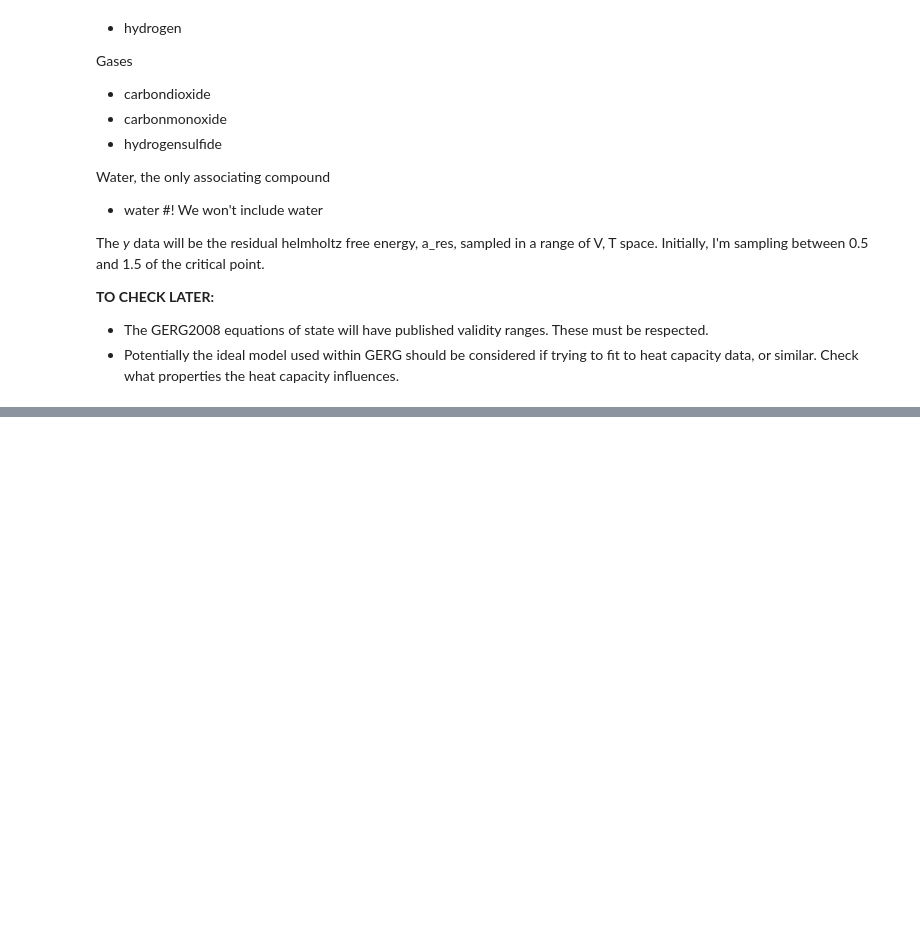
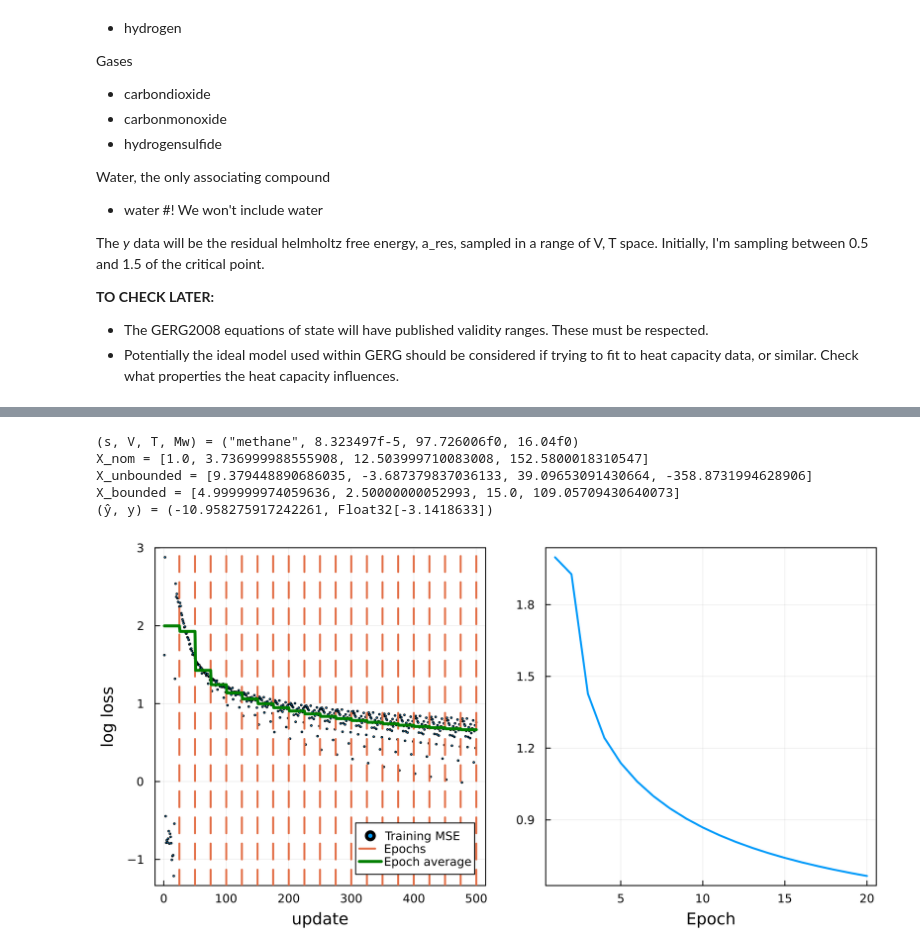
Before and after one commit to lucpaoli/SAFT_ML, a Jupyter notebook: 2_simple_nn.ipynb, the cells around one changed output, grey strips where cells are left out. Saved outputs shown, nothing was run; the diff lists cells and outputs as text; code cells hidden in the pictures; blank space fills up the shorter version.

Commit message:
Model training on just methane

```diff
--- a/2_simple_nn.ipynb
+++ b/2_simple_nn.ipynb
@@ -444,0 +572,45 @@ plot(1:epochs, loss_vec, xlabel="Epoch", ylabel="Loss", label="Training MSE", lw
+# %%
+n = 1
+fp, V, T, s = X_data[n]
+y = Y_data[n]
+Mw = Mw_dict[s]
+
+Tp = Float64
+
+X_nom = Vector{Tp}(nominal_X[s])
+X_unbounded = Vector{Tp}(unbounded_model(fp))
+X_bounded = Vector{Tp}(bounded_model(fp, X_nom))
+ŷ = differentiable_saft(X_bounded, V, T, Mw)
+
+@show s, V, T, Mw
+@show X_nom
+@show X_unbounded
+@show X_bounded
+@show ŷ, y
+
+nothing
+# %% [output]
+(s, V, T, Mw) = ("methane", 8.323497f-5, 97.726006f0, 16.04f0)
+X_nom = [1.0, 3.736999988555908, 12.503999710083008, 152.5800018310547]
+X_unbounded = [9.379448890686035, -3.687379837036133, 39.09653091430664, -358.8731994628906]
+X_bounded = [4.999999974059636, 2.50000000052993, 15.0, 109.05709430640073]
+(ŷ, y) = (-10.958275917242261, Float32[-3.1418633])
+# %%
+plot1 = scatter(log10.(loss_vec), xlabel="update", ylabel="log loss", label="Training MSE", lw=0, box=:on, ms=1.0, dpi=400)
+vline!([i for i in 1:length(loss_vec) if i % length(X_data) == 0], label="Epochs", lw=2, ls=:dash)
+
+# Duplicate mean_loss_vec so that it has the same length as loss_vec
+# This is duplicated so the first value is repeated n times, then the second value is repeated n times, etc.
+
+mean_loss_vec_long = Float32[]
+for (i, loss) in enumerate(mean_loss_vec)
+    append!(mean_loss_vec_long, [loss for _ in 1:length(X_data)])
+end
+
+plot!(log10.(mean_loss_vec_long), label="Epoch average", lw=3, color=:green)
+
+plot2 = plot(1:epochs, log10.(mean_loss_vec), xlabel="Epoch", ylabel="", label="", lw=2, box=:on)
+
+plot(plot1, plot2, layout = (1, 2), size = (800, 400), left_margin = 3Plots.mm, bottom_margin = 3Plots.mm)
+# %% [output]
+[figure, added]
```
Also changed, not shown: parts of 16 cells of this notebook, 3 other files.
